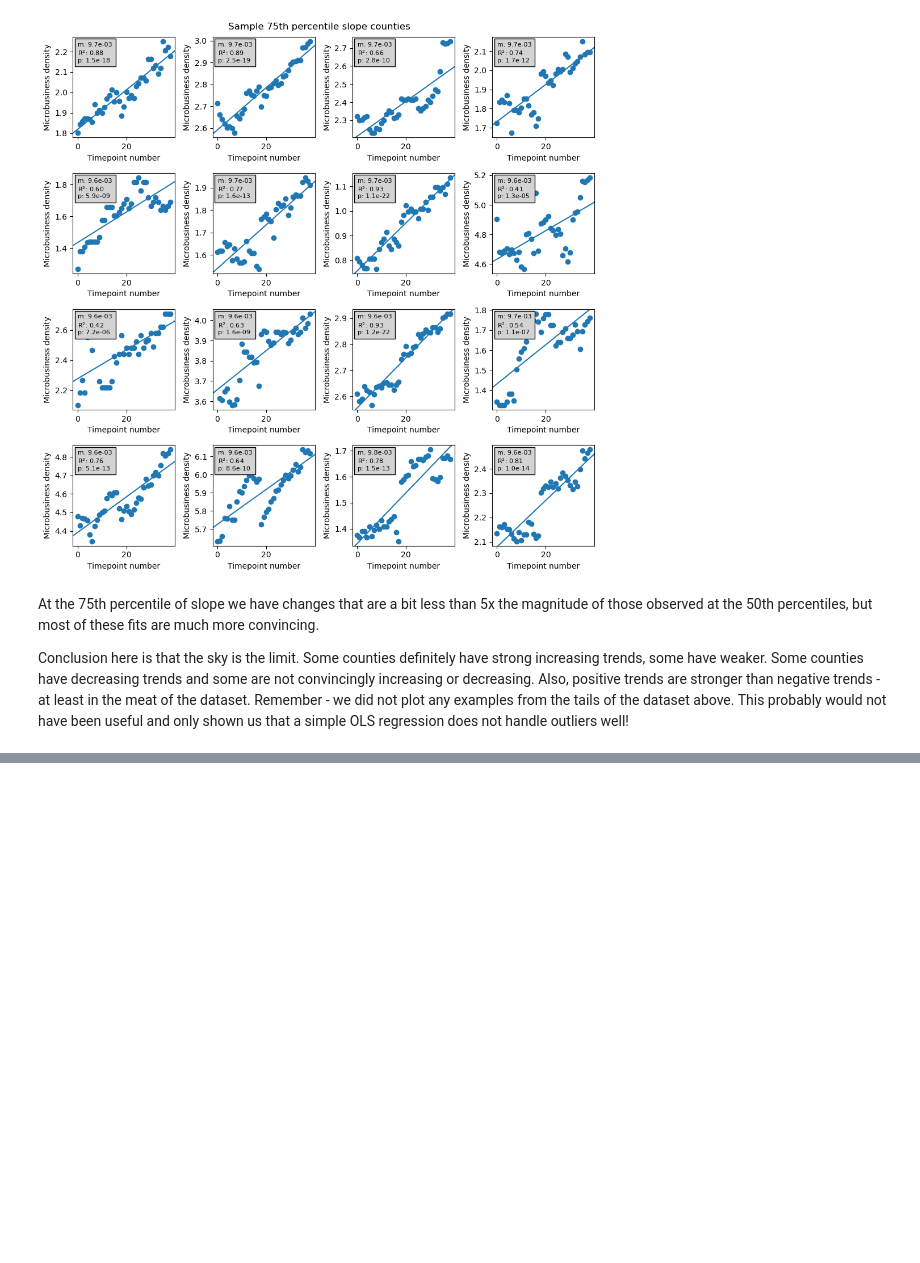
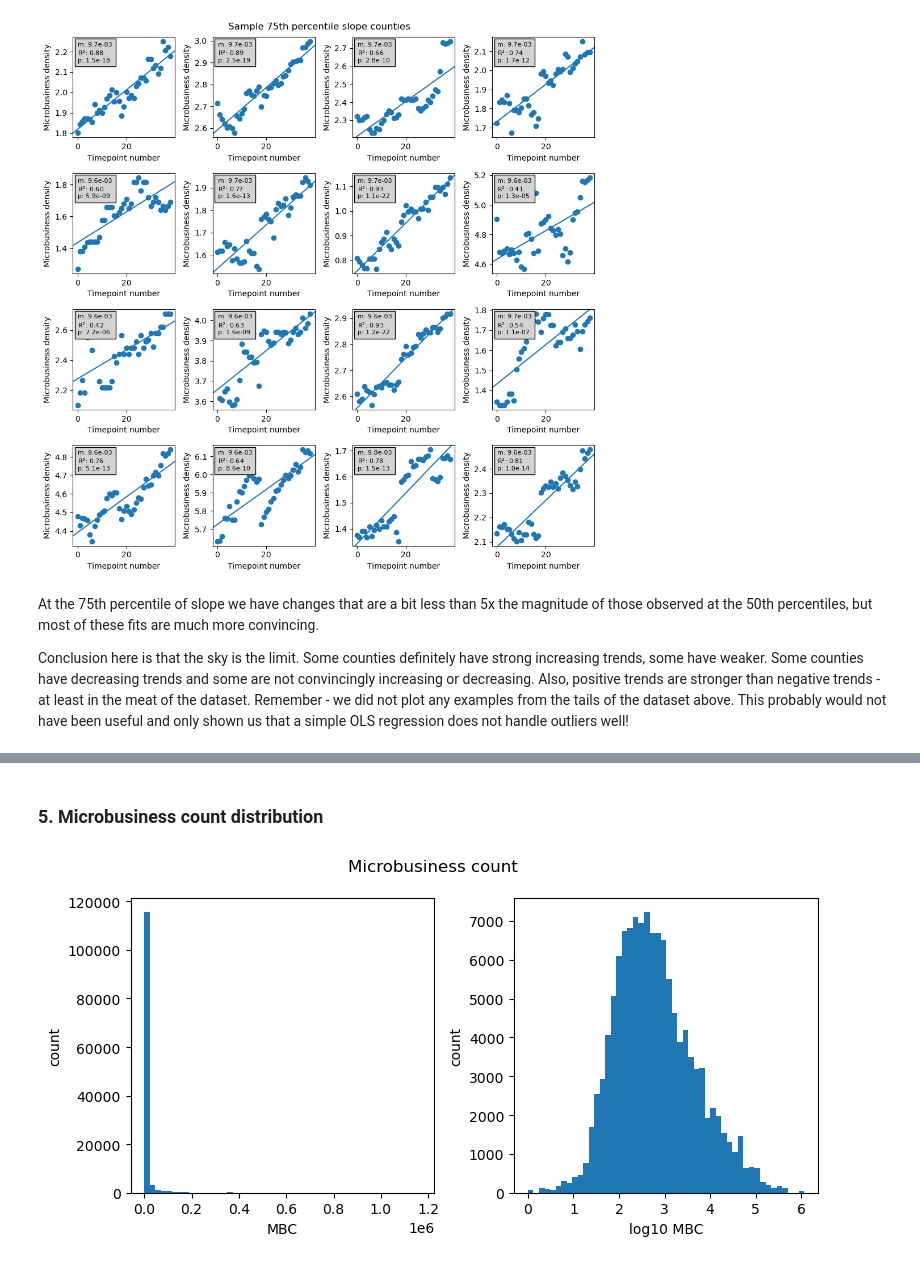
Before and after one commit to gperdrizet/kaggle_microbusiness, a Jupyter notebook: notebooks/02-training_data_exploration.ipynb, the cells around one changed output, grey strips where cells are left out. Drawn from its saved outputs; the diff is of its cells as text; code cells hidden in the pictures; blank space fills up the shorter version.

```diff
--- a/notebooks/02-training_data_exploration.ipynb
+++ b/notebooks/02-training_data_exploration.ipynb
@@ -907,0 +939,20 @@ Conclusion here is that the sky is the limit. Some counties definitely have stro
+# %% [markdown]
+<a name="microbusiness_count_distribution"></a>
+### 5. Microbusiness count distribution
+# %%
+# Get just MBC
+microbusiness_count = training_df['active']
+
+# Remove zeros so we can plot the log
+microbusiness_count = microbusiness_count[microbusiness_count > 0]
+
+plt = plot_funcs.two_panel_histogram(
+    data = microbusiness_count,
+    main_title = 'Microbusiness count',
+    linear_plot_x_label = 'MBC',
+    log10_plot_x_label = 'log10 MBC'
+)
+
+plt.show()
+# %% [output]
+[figure, added]
```
Also changed, not shown: parts of 29 cells of this notebook.
